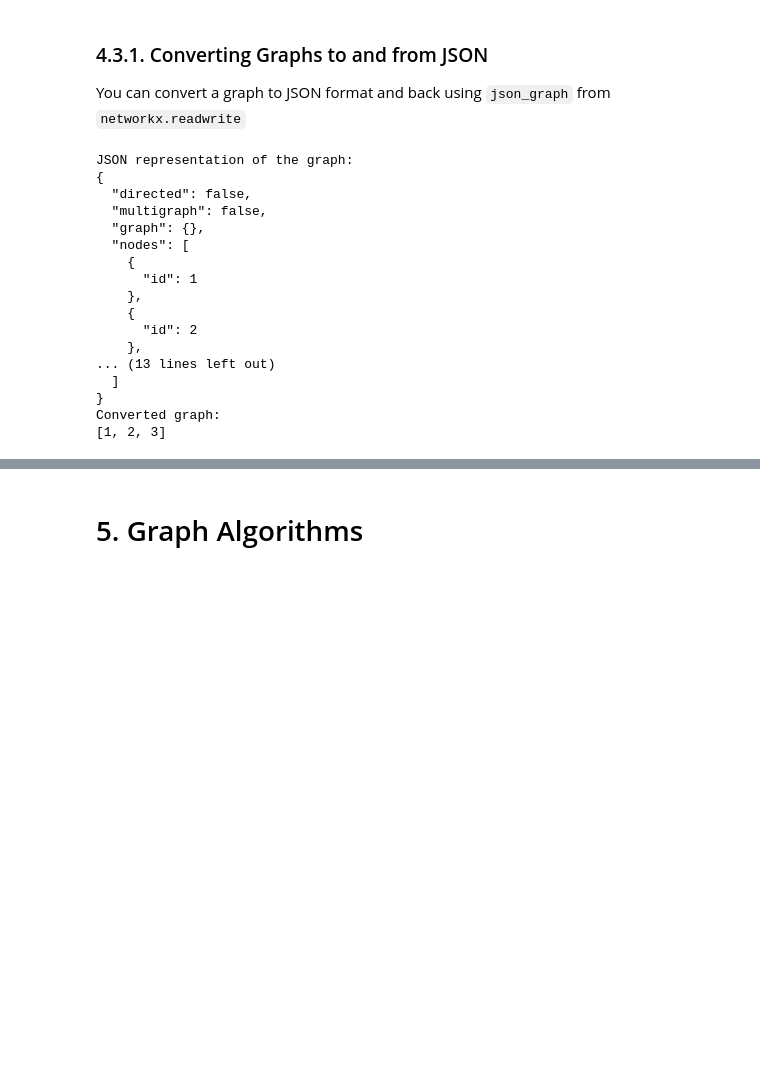
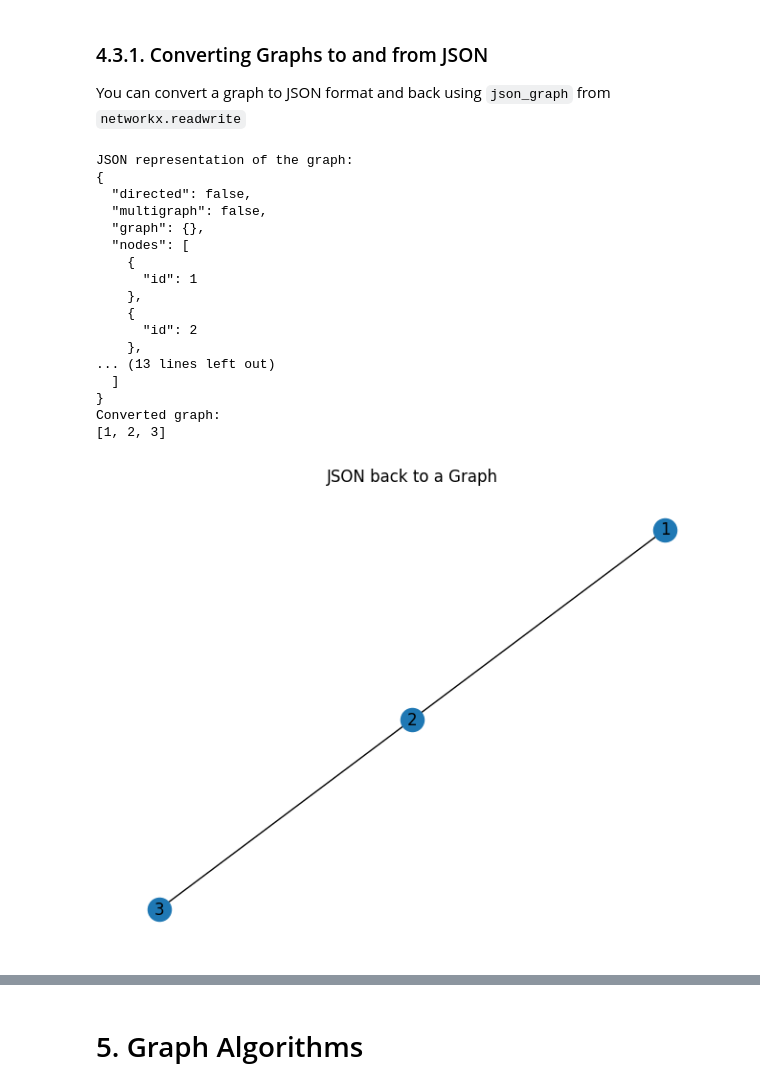
Before and after one commit to Rumit95/GNN-Understanding, a Jupyter notebook: network-x.ipynb, the cells around one changed output, grey strips where cells are left out. Saved outputs shown, nothing was run; the diff lists cells and outputs as text; code cells hidden in the pictures; blank space fills up the shorter version.

```diff
--- a/network-x.ipynb
+++ b/network-x.ipynb
@@ -254,30 +254,35 @@ You can convert a graph to JSON format and back using `json_graph` from `network
 from networkx.readwrite import json_graph
 import json
 
 # Convert graph to JSON
 json_data = json_graph.node_link_data(G)
 print("JSON representation of the graph:")
 print(json.dumps(json_data, indent=2))
 
 # Convert JSON back to a graph
 json_data_to_graph = json_graph.node_link_graph(json_data)
 print("Converted graph:")
 print(json_data_to_graph.nodes())
+
+nx.draw(json_data_to_graph, with_labels=True)
+plt.title("JSON back to a Graph")
+plt.show()
 # %% [output]
 JSON representation of the graph:
 {
   "directed": false,
   "multigraph": false,
   "graph": {},
   "nodes": [
     {
       "id": 1
     },
     {
       "id": 2
     },
 ... (13 lines left out)
   ]
 }
 Converted graph:
 [1, 2, 3]
+[figure, added]
```
Also changed, not shown: parts of 44 cells of this notebook.
